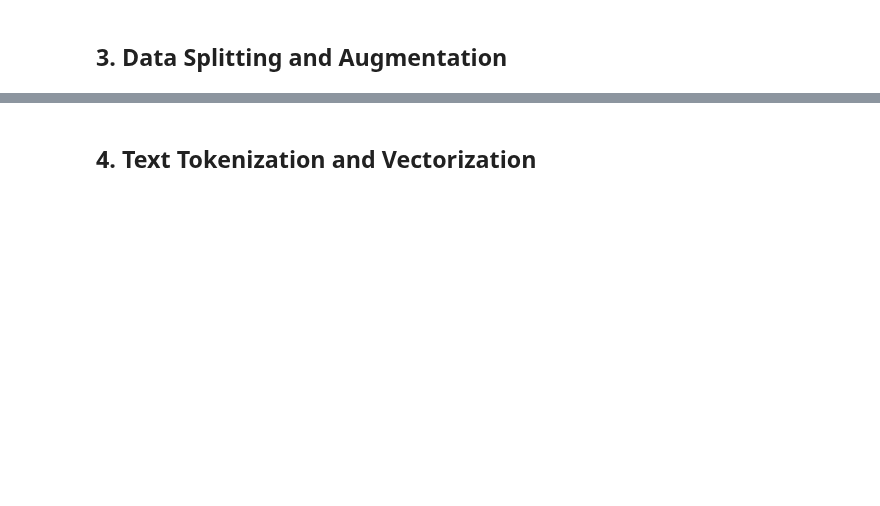
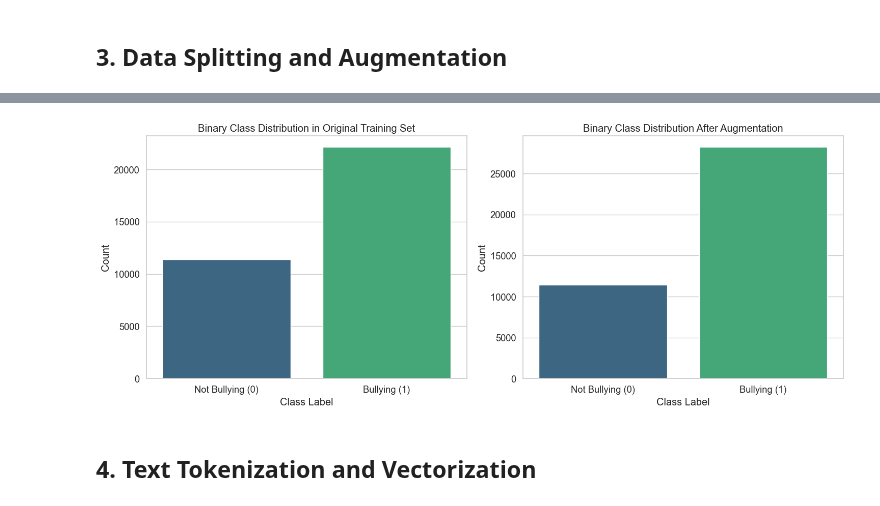
Before and after one commit to NotAlpha45/bangla-cyberbullying, a Jupyter notebook: code/random_forest_run/binary_class.ipynb, the cells around one changed output, grey strips where cells are left out. Drawn from its saved outputs; the diff is of its cells as text; code cells hidden in the pictures; blank space fills up the shorter version.

```diff
--- a/code/random_forest_run/binary_class.ipynb
+++ b/code/random_forest_run/binary_class.ipynb
@@ -106,21 +106,25 @@ print(f"Training set size after augmentation: {len(X_train_augmented)}")
 # %%
-# Visualize the class distribution before and after augmentation
+# Visualize the binary class distribution before and after augmentation
 plt.figure(figsize=(15, 6))
 
 plt.subplot(1, 2, 1)
 sns.countplot(x=y_train, palette="viridis")
-plt.title("Class Distribution in Original Training Set")
+plt.title("Binary Class Distribution in Original Training Set")
 plt.xlabel("Class Label")
+plt.xticks([0, 1], ["Not Bullying (0)", "Bullying (1)"])
 plt.ylabel("Count")
 
 plt.subplot(1, 2, 2)
 sns.countplot(x=y_train_augmented, palette="viridis")
-plt.title("Class Distribution After Augmentation")
+plt.title("Binary Class Distribution After Augmentation")
 plt.xlabel("Class Label")
+plt.xticks([0, 1], ["Not Bullying (0)", "Bullying (1)"])
 plt.ylabel("Count")
 
 plt.tight_layout()
 plt.show()
+# %% [output]
+[figure, added]
 # %% [markdown]
 ## 4. Text Tokenization and Vectorization
 # %%
```
Also changed, not shown: parts of 20 cells of this notebook.
